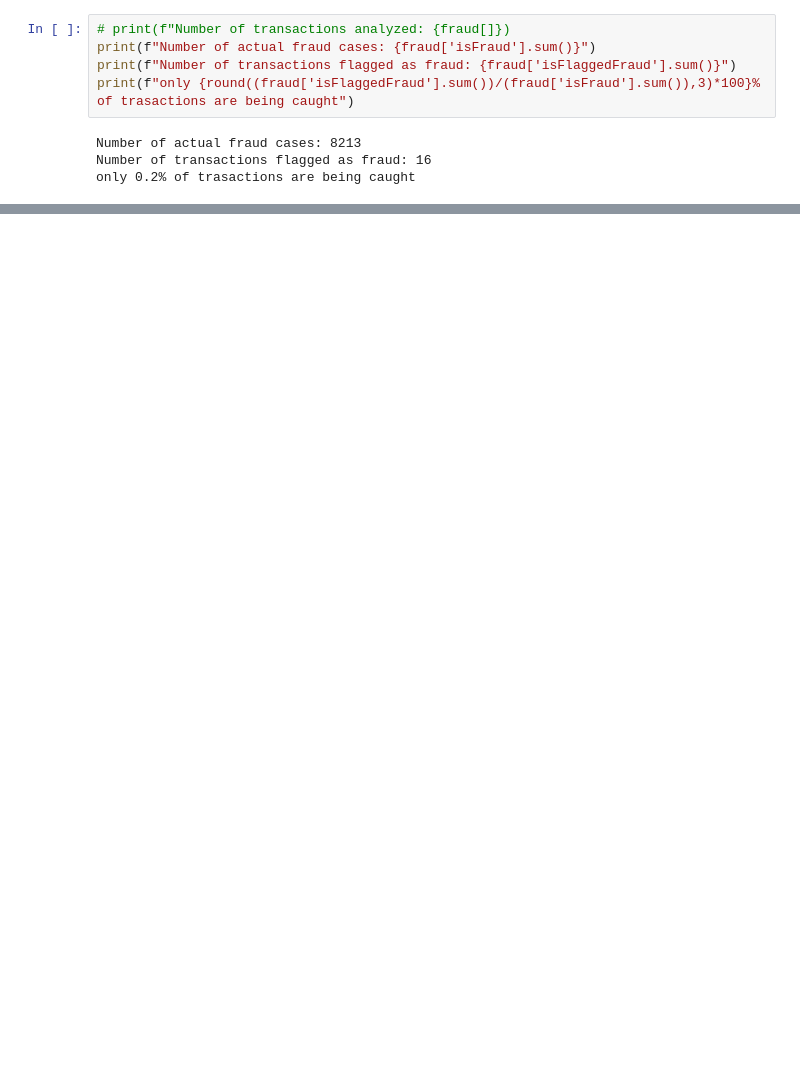
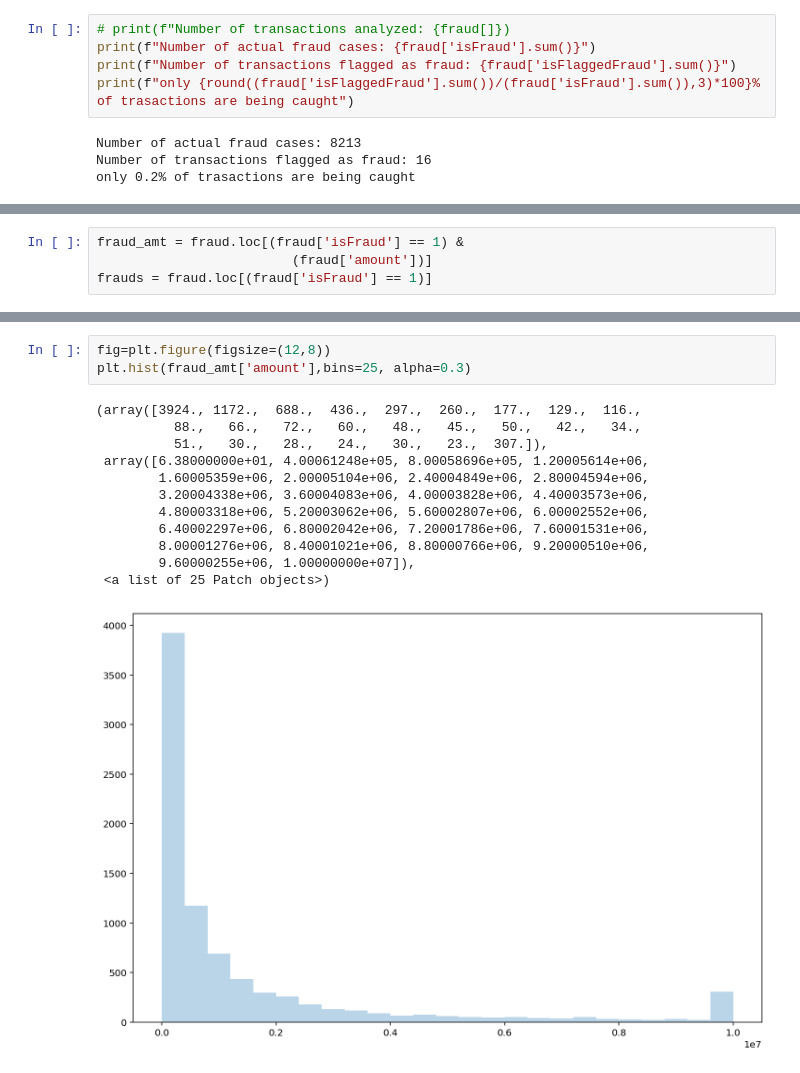
Before and after one commit to DigitalBuddha42/credit_card_fraud_detection, a Jupyter notebook: fraud_analysis.ipynb, the cells around one changed output, grey strips where cells are left out. Cells and saved outputs as stored; diff of their text form; blank space fills up the shorter version.

```diff
--- a/fraud_analysis.ipynb
+++ b/fraud_analysis.ipynb
@@ -120,0 +128,4 @@ only 0.2% of trasactions are being caught
+# %%
+fraud_amt = fraud.loc[(fraud['isFraud'] == 1) &
+                         (fraud['amount'])]
+frauds = fraud.loc[(fraud['isFraud'] == 1)]
@@ -120,0 +154,16 @@ only 0.2% of trasactions are being caught
+# %%
+fig=plt.figure(figsize=(12,8))
+plt.hist(fraud_amt['amount'],bins=25, alpha=0.3)
+# %% [output]
+(array([3924., 1172.,  688.,  436.,  297.,  260.,  177.,  129.,  116.,
+          88.,   66.,   72.,   60.,   48.,   45.,   50.,   42.,   34.,
+          51.,   30.,   28.,   24.,   30.,   23.,  307.]),
+ array([6.38000000e+01, 4.00061248e+05, 8.00058696e+05, 1.20005614e+06,
+        1.60005359e+06, 2.00005104e+06, 2.40004849e+06, 2.80004594e+06,
+        3.20004338e+06, 3.60004083e+06, 4.00003828e+06, 4.40003573e+06,
+        4.80003318e+06, 5.20003062e+06, 5.60002807e+06, 6.00002552e+06,
+        6.40002297e+06, 6.80002042e+06, 7.20001786e+06, 7.60001531e+06,
+        8.00001276e+06, 8.40001021e+06, 8.80000766e+06, 9.20000510e+06,
+        9.60000255e+06, 1.00000000e+07]),
+ <a list of 25 Patch objects>)
+[figure, added]
```
Also changed, not shown: parts of 22 cells of this notebook.
